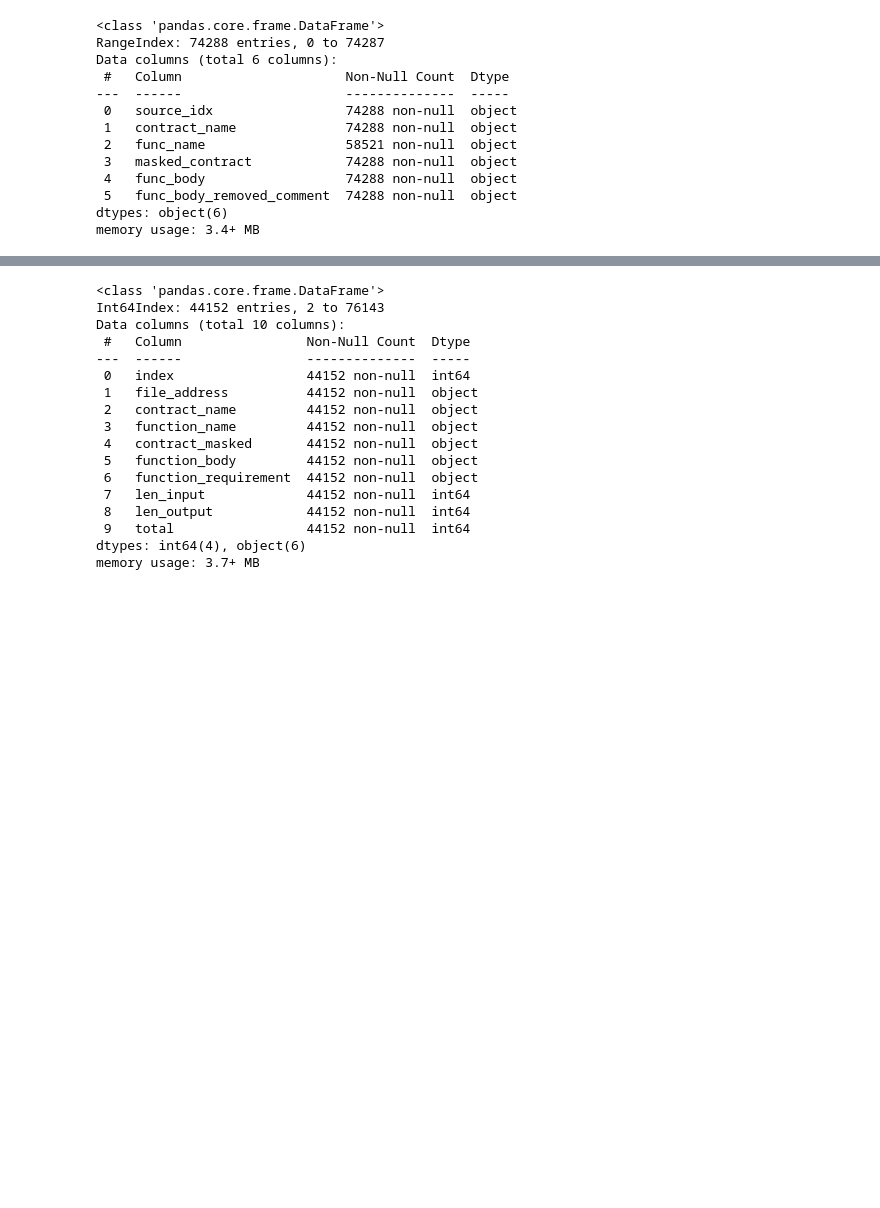
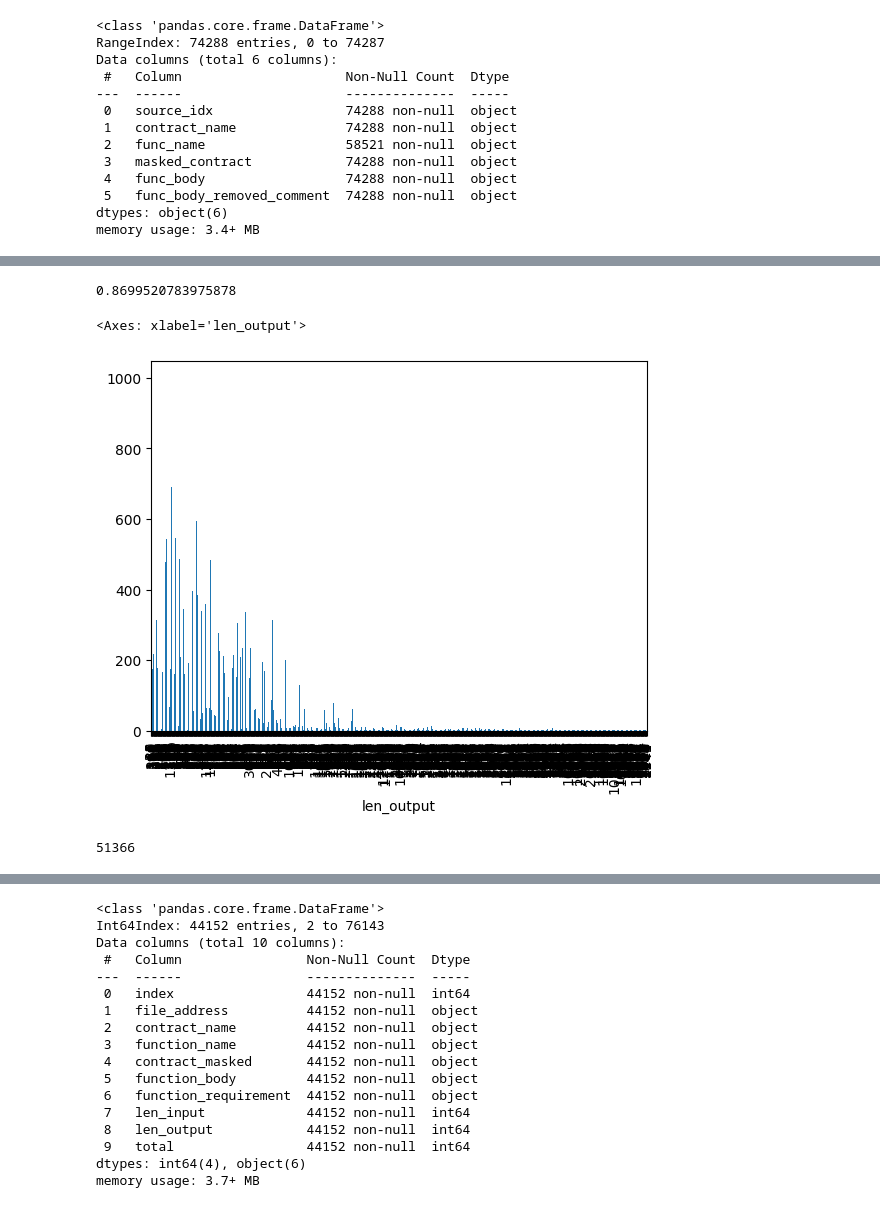
Before and after one commit to zhaospei/HinnyCoder, a Jupyter notebook: create_data.ipynb, the cells around one changed output, grey strips where cells are left out. Drawn from its saved outputs; the diff is of its cells as text; code cells hidden in the pictures; blank space fills up the shorter version.

```diff
--- a/create_data.ipynb
+++ b/create_data.ipynb
@@ -56,0 +59,8 @@ df.head(10)
+# %%
+from transformers import AutoTokenizer, AutoModelForCausalLM
+model_id = 'deepseek-ai/deepseek-coder-6.7b-base'
+
+tokenizer = AutoTokenizer.from_pretrained(model_id, trust_remote_code=True, )
+# %%
+eval_prompt = 'def xyz'
+model_input = tokenizer(eval_prompt, return_tensors="pt").to("cuda")
@@ -56,0 +73,13 @@ df.head(10)
+# %%
+input_ls = []
+output_ls = []
+with tqdm(total=len(df), desc="gen") as pbar:
+    for _, row in df.iterrows():
+        model_input = tokenizer(row['masked_contract'], return_tensors="pt").to("cuda")
+        input_ls.append(model_input['input_ids'].size()[1])
+        model_input = tokenizer(row['func_body'], return_tensors="pt").to("cuda")
+        output_ls.append(model_input['input_ids'].size()[1])
+        pbar.update(1)
+# %%
+df['len_input'] = input_ls
+df['len_output'] = output_ls
@@ -56,0 +88,13 @@ df.head(10)
+# %%
+len(df[df['len_output'] <= 256]) / len(df)
+# %% [output]
+0.8699520783975878
+# %%
+df['len_output'].value_counts()[df['len_output'].unique()].plot(kind='bar')
+# %% [output]
+<Axes: xlabel='len_output'>
+[figure, added]
+# %%
+len(df[df['total'] <= 2048])
+# %% [output]
+51366
```
Also changed, not shown: parts of 13 cells of this notebook, 5 other files.
